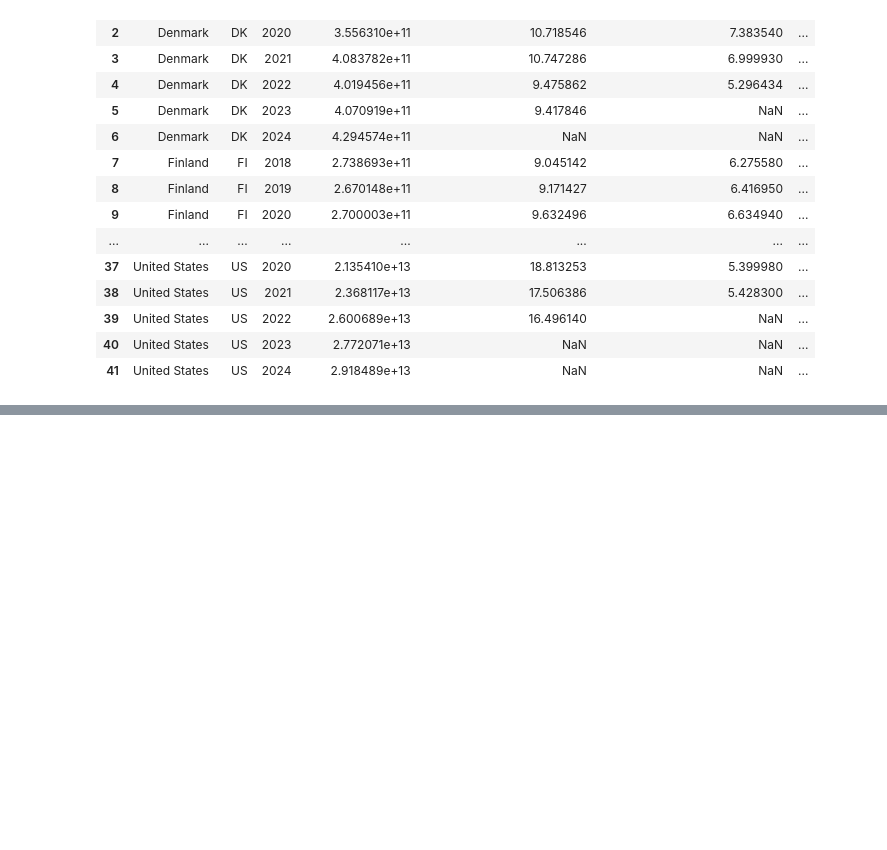
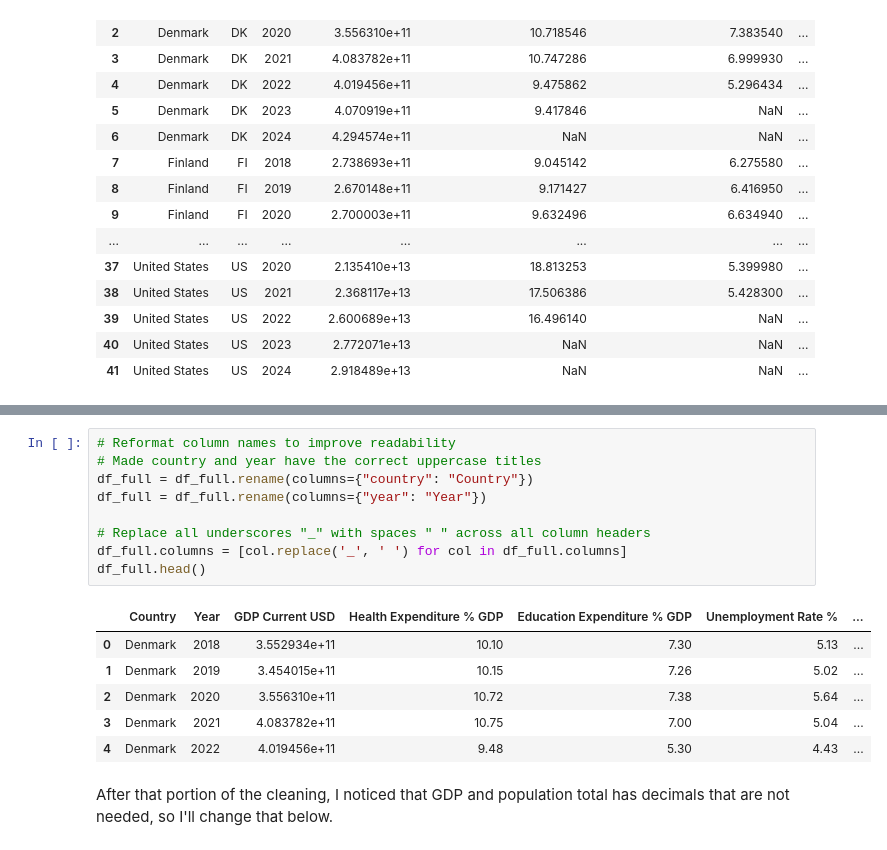
Before and after one commit to LSE-ME204/me204-2025-project-jayden, a Jupyter notebook: notebooks/NB02-data-processing.ipynb, the cells around one changed output, grey strips where cells are left out. Cells and saved outputs as stored; diff of their text form; blank space fills up the shorter version.

```diff
--- a/notebooks/NB02-data-processing.ipynb
+++ b/notebooks/NB02-data-processing.ipynb
@@ -72,0 +117,18 @@ df_full
+# %%
+# Reformat column names to improve readability
+# Made country and year have the correct uppercase titles
+df_full = df_full.rename(columns={"country": "Country"})
+df_full = df_full.rename(columns={"year": "Year"})
+
+# Replace all underscores "_" with spaces " " across all column headers
+df_full.columns = [col.replace('_', ' ') for col in df_full.columns]
+df_full.head()
+# %% [output]
+|  | Country | Year | GDP Current USD | Health Expenditure % GDP | Education Expenditure % GDP | Unemployment Rate % | ... |
+| 0 | Denmark | 2018 | 3.552934e+11 | 10.10 | 7.30 | 5.13 | ... |
+| 1 | Denmark | 2019 | 3.454015e+11 | 10.15 | 7.26 | 5.02 | ... |
+| 2 | Denmark | 2020 | 3.556310e+11 | 10.72 | 7.38 | 5.64 | ... |
+| 3 | Denmark | 2021 | 4.083782e+11 | 10.75 | 7.00 | 5.04 | ... |
+| 4 | Denmark | 2022 | 4.019456e+11 | 9.48 | 5.30 | 4.43 | ... |
+# %% [markdown]
+After that portion of the cleaning, I noticed that GDP and population total has decimals that are not needed, so I'll change that below.
```
Also changed, not shown: parts of 17 cells of this notebook, 2 other files.
